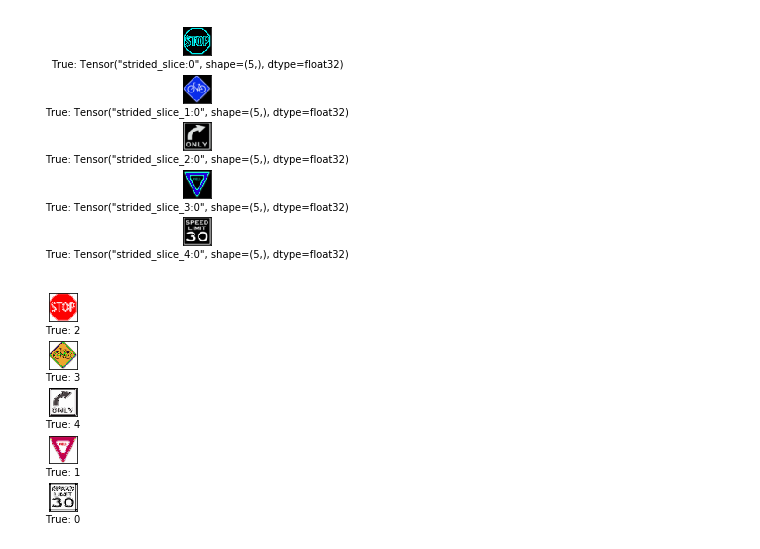
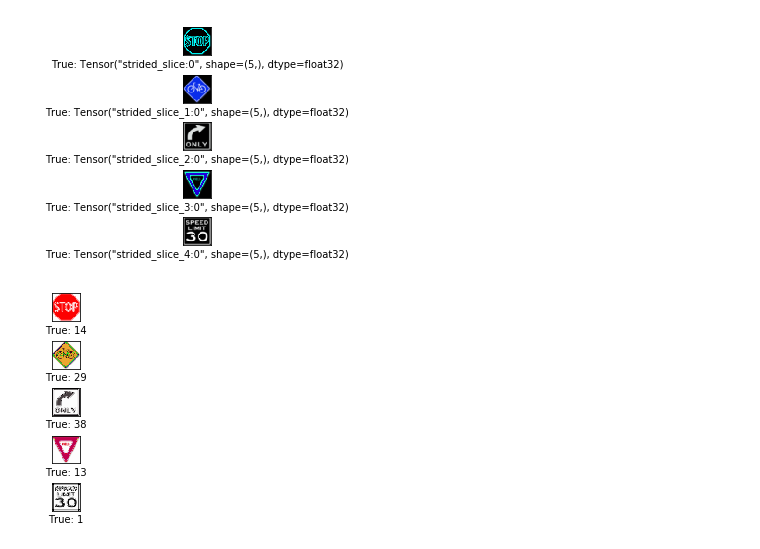
Before and after one commit to rm51/sdc_project2, a Jupyter notebook: traffic_signs_classifier_lenet.ipynb, the cells around one changed output. Drawn from its saved outputs; the diff is of its cells as text; code cells hidden in the pictures.

```diff
--- a/traffic_signs_classifier_lenet.ipynb
+++ b/traffic_signs_classifier_lenet.ipynb
@@ -409,15 +413,15 @@ plot_images_myimages(X_test_myimages,y_true_myimages)
 # %%
 
 from IPython.core.display import display, HTML
 display(HTML("<style>.container { width:100% !important; }</style>"))
 myimages = test_features_myimages[:5]
 test_cls_myimages = np.argmax(test_labels_myimages, axis=1)
 cls_true_myimages = test_cls_myimages[:5]
 
-
-plot_images_myimages(images = myimages, cls_true_myimages = cls_true_myimages)
+plot_images_myimages(images = myimages, cls_true_myimages = y_test_myimages)
+#plot_images_myimages(images = myimages, cls_true_myimages = cls_true_myimages)
 # %% [output]
-[figure, old version]
+[figure, new version]
 # %%
 with tf.Session() as sess:
 
```
Also changed, not shown: parts of 6 cells of this notebook.
